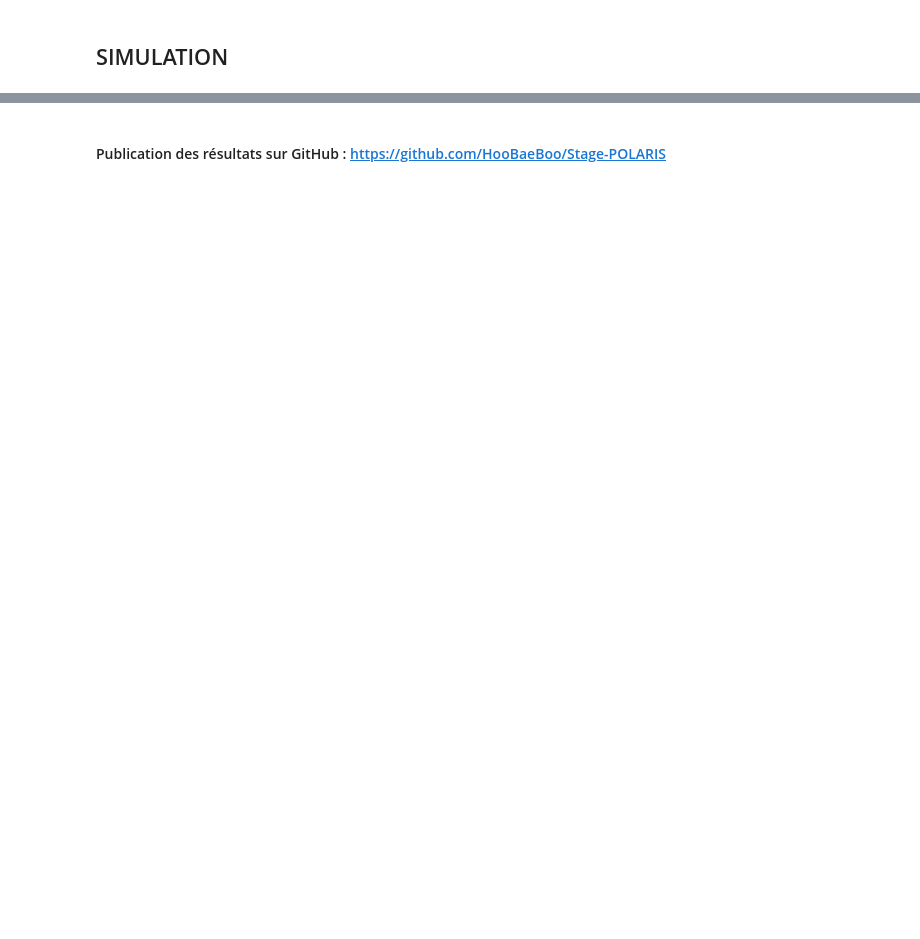
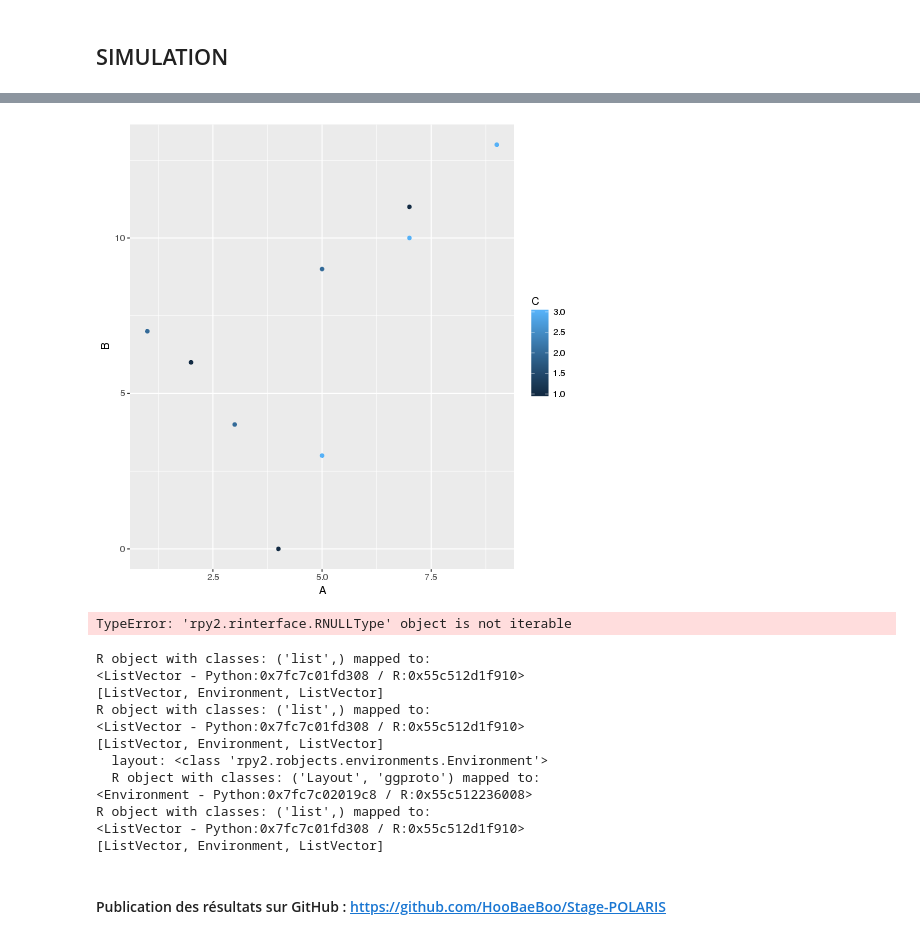
Before and after one commit to HooBaeBoo/Stage-POLARIS, a Jupyter notebook: SimGrid/examples/SMPI/Time_Bcast/Time Broadcast.ipynb, the cells around one changed output, grey strips where cells are left out. Drawn from its saved outputs; the diff is of its cells as text; code cells hidden in the pictures; blank space fills up the shorter version.

```diff
--- a/SimGrid/examples/SMPI/Time_Bcast/Time Broadcast.ipynb
+++ b/SimGrid/examples/SMPI/Time_Bcast/Time Broadcast.ipynb
@@ -938,3 +887,42 @@ KeyboardInterrupt:
+# %%
+import warnings
+warnings.filterwarnings('ignore')
+# Load in the r magic
+
+import rpy2.ipython
+
+%reload_ext rpy2.ipython
+
+# We need ggplot2
+
+%R require(ggplot2)
+%R library("ggplot2")
+# Load in the pandas library
+import pandas as pd
+# Make a pandas DataFrame
+df = pd.DataFrame({'Alphabet': ['a', 'b', 'c', 'd','e', 'f', 'g', 'h','i'],
+                   'A': [4, 3, 5, 2, 1, 7, 7, 5, 9],
+                   'B': [0, 4, 3, 6, 7, 10,11, 9, 13],
+                   'C': [1, 2, 3, 1, 2, 3, 1, 2, 3]})
+# Take the name of input variable df and assign it to an R variable of the same name
+%R -i df
+# Plot the DataFrame df
+%R print(ggplot(data=df) + geom_point(aes(x=A, y=B, color=C)))
+# %% [output]
+[figure, added]
+TypeError: 'rpy2.rinterface.RNULLType' object is not iterable
+R object with classes: ('list',) mapped to:
+<ListVector - Python:0x7fc7c01fd308 / R:0x55c512d1f910>
+[ListVector, Environment, ListVector]
+R object with classes: ('list',) mapped to:
+<ListVector - Python:0x7fc7c01fd308 / R:0x55c512d1f910>
+[ListVector, Environment, ListVector]
+  layout: <class 'rpy2.robjects.environments.Environment'>
+  R object with classes: ('Layout', 'ggproto') mapped to:
+<Environment - Python:0x7fc7c02019c8 / R:0x55c512236008>
+R object with classes: ('list',) mapped to:
+<ListVector - Python:0x7fc7c01fd308 / R:0x55c512d1f910>
+[ListVector, Environment, ListVector]
 # %%
 # Nbr pcs
 NPROCS = 1000
```
Also changed, not shown: parts of 15 cells of this notebook, 21 other files.
